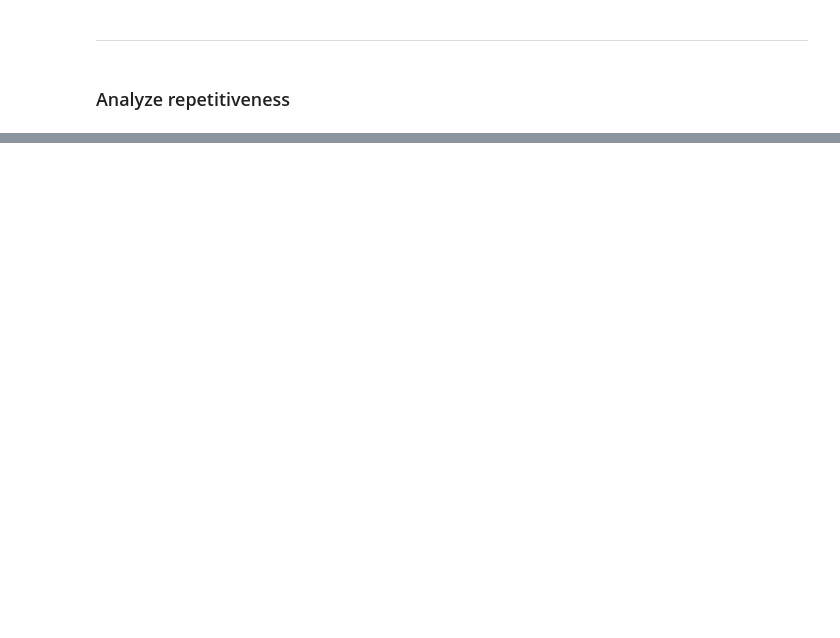
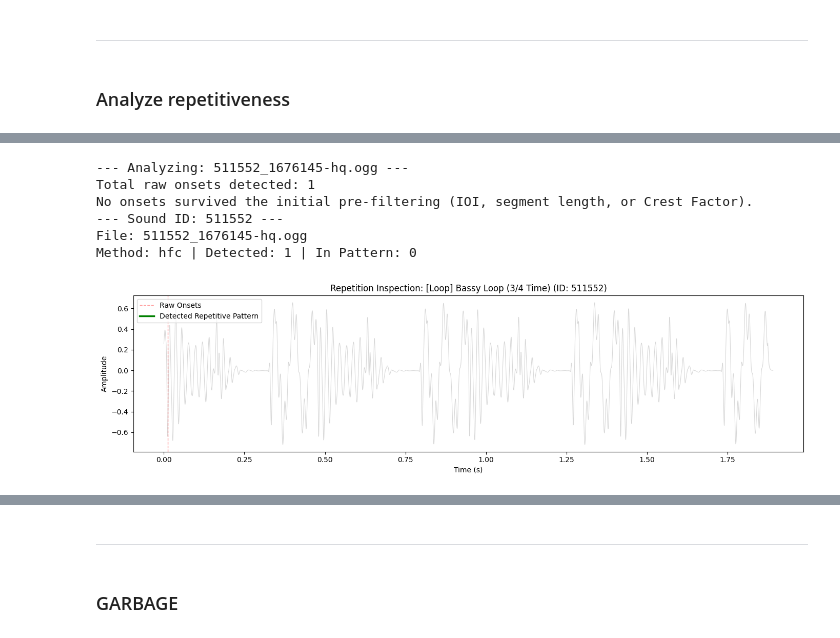
Before and after one commit to morehovschi/repepep, a Jupyter notebook: src/querier.ipynb, the cells around one changed output, grey strips where cells are left out. Saved outputs shown, nothing was run; the diff lists cells and outputs as text; code cells hidden in the pictures; blank space fills up the shorter version.

```diff
--- a/src/querier.ipynb
+++ b/src/querier.ipynb
@@ -641,6 +323,10 @@ def analyze_repetitiveness(audio_path, sr=44100, window_ms=150, lat_threshold=0.
             'mfcc': mean_mfcc
         })
 
+    if not features:
+        print("No onsets survived the initial pre-filtering (IOI, segment length, or Crest Factor).")
+        return None
+
     df = pd.DataFrame(features)
 
     # 3. filter by Log Attack Time
@@ -677,13 +363,3 @@ def analyze_repetitiveness(audio_path, sr=44100, window_ms=150, lat_threshold=0.
         print("--> No repeating clusters found.\n")
 
     return percussive_df
-
-# --- test on "nice" samples, positive and negative ---
-wood_file = "../data/audio/766242_15773983-hq.ogg"
-water_file = "../data/audio/384411_5407590-hq.ogg"
-
-print("TEST 1: CHOPPING WOOD")
-df_wood = analyze_repetitiveness(wood_file)
-
-print("TEST 2: RUNNING WATER")
-df_water = analyze_repetitiveness(water_file)
@@ -738,0 +430,10 @@ total 16344
+# %%
+inspect_sound_with_repetition(META_DIR, 511552)
+# %% [output]
+--- Analyzing: 511552_1676145-hq.ogg ---
+Total raw onsets detected: 1
+No onsets survived the initial pre-filtering (IOI, segment length, or Crest Factor).
+--- Sound ID: 511552 ---
+File: 511552_1676145-hq.ogg
+Method: hfc | Detected: 1 | In Pattern: 0
+[figure, added]
@@ -738,0 +441,4 @@ total 16344
+# %% [markdown]
+---
+# %% [markdown]
+### GARBAGE
```
Also changed, not shown: parts of 30 cells of this notebook, 18 other files.
